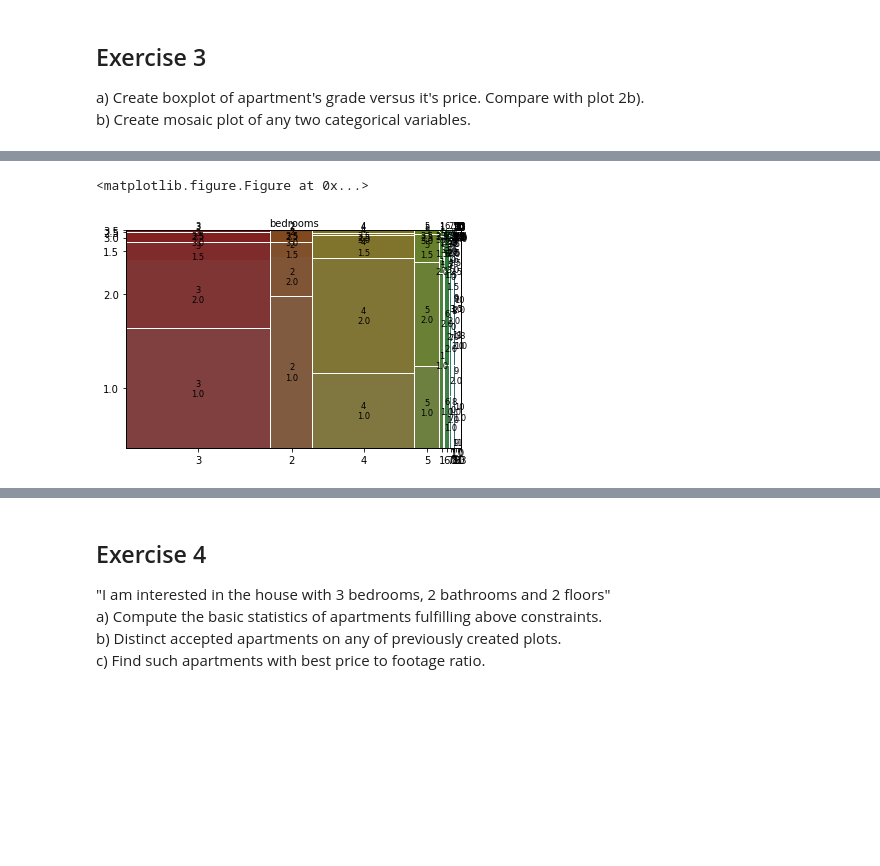
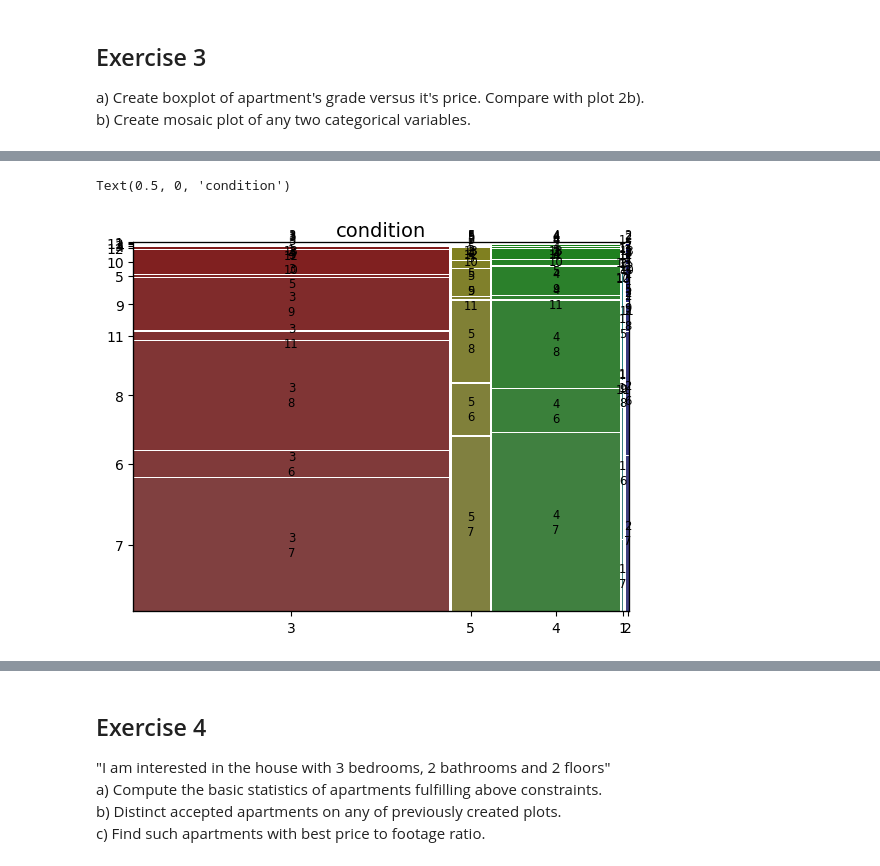
Before and after one commit to Mateoo18/Data_Science, a Jupyter notebook: Assignment_1_with_Solution.ipynb, the cells around one changed output, grey strips where cells are left out. Drawn from its saved outputs; the diff is of its cells as text; code cells hidden in the pictures; blank space fills up the shorter version.

```diff
--- a/Assignment_1_with_Solution.ipynb
+++ b/Assignment_1_with_Solution.ipynb
@@ -93,8 +172,10 @@ b) Create mosaic plot of any two categorical variables.
 # %%
 #b)
 from statsmodels.graphics.mosaicplot import mosaic
 
 #Your code:
+mosaic(df_house,['condition','grade'])
+plt.xlabel('condition', fontsize=14)
 # %% [output]
-<matplotlib.figure.Figure at 0x...>
+Text(0.5, 0, 'condition')
-[figure, old version]
+[figure, new version]
```
Also changed, not shown: parts of 28 cells of this notebook.
